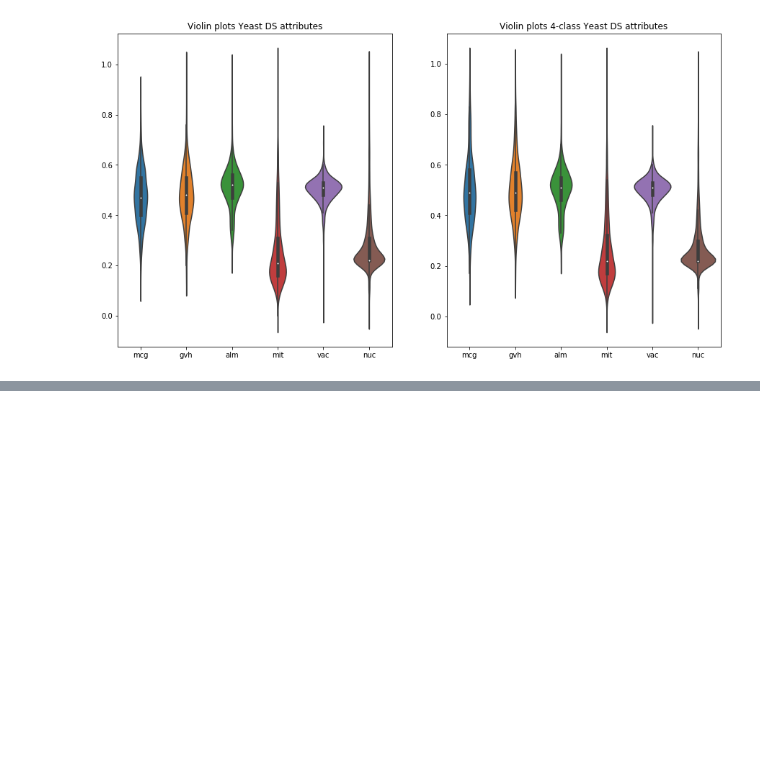
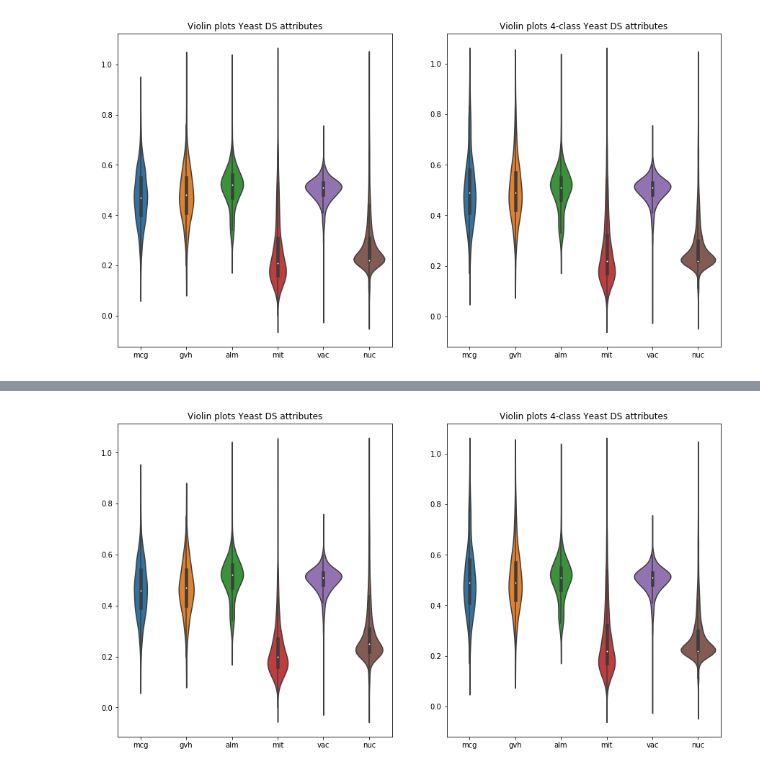
Before and after one commit to DiegoAnas/SPEML-Explainability, a Jupyter notebook: explain_skater.ipynb, the cells around one changed output, grey strips where cells are left out. Saved outputs shown, nothing was run; the diff lists cells and outputs as text; code cells hidden in the pictures; blank space fills up the shorter version.

```diff
--- a/explain_skater.ipynb
+++ b/explain_skater.ipynb
@@ -176,0 +181,12 @@ TypeError: __init__() got an unexpected keyword argument 'feature_names'
+# %%
+yeastAttrib = yeast4Classes30CYT.iloc[:, 1:9].values  # fix column indexes
+yeastTarget = yeast4Classes30CYT["loc"].values
+plt.rcParams["figure.figsize"] = (15,8)
+plt.subplot(1,2,1)
+plt.title("Violin plots Yeast DS attributes")
+ax = sns.violinplot(data=yeast4Classes30CYT.iloc[:, [1, 2, 3, 4, 7, 8]], orient="v")
+plt.subplot(1, 2, 2)
+plt.title("Violin plots 4-class Yeast DS attributes")
+ax = sns.violinplot(data=yeastData.iloc[:, [1, 2, 3, 4, 7, 8]], orient="v")
+# %% [output]
+[figure, added]
```
Also changed, not shown: parts of 7 cells of this notebook.
